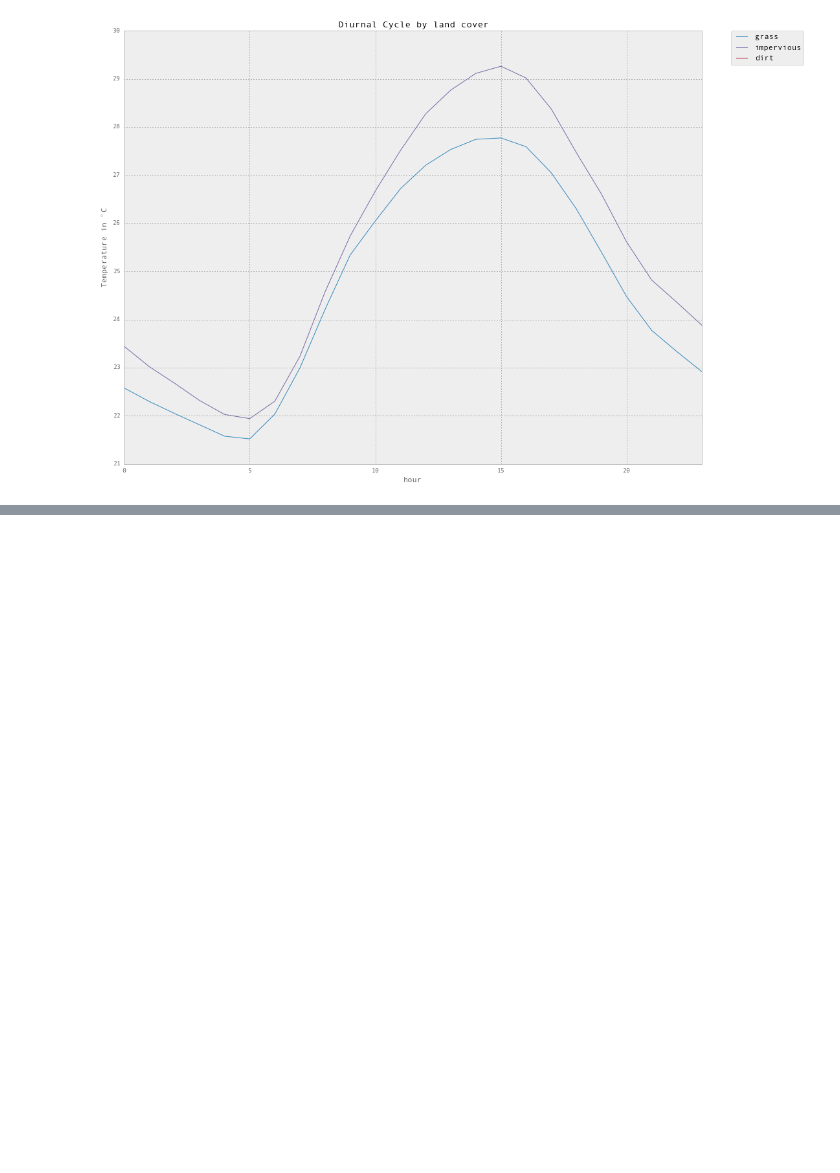
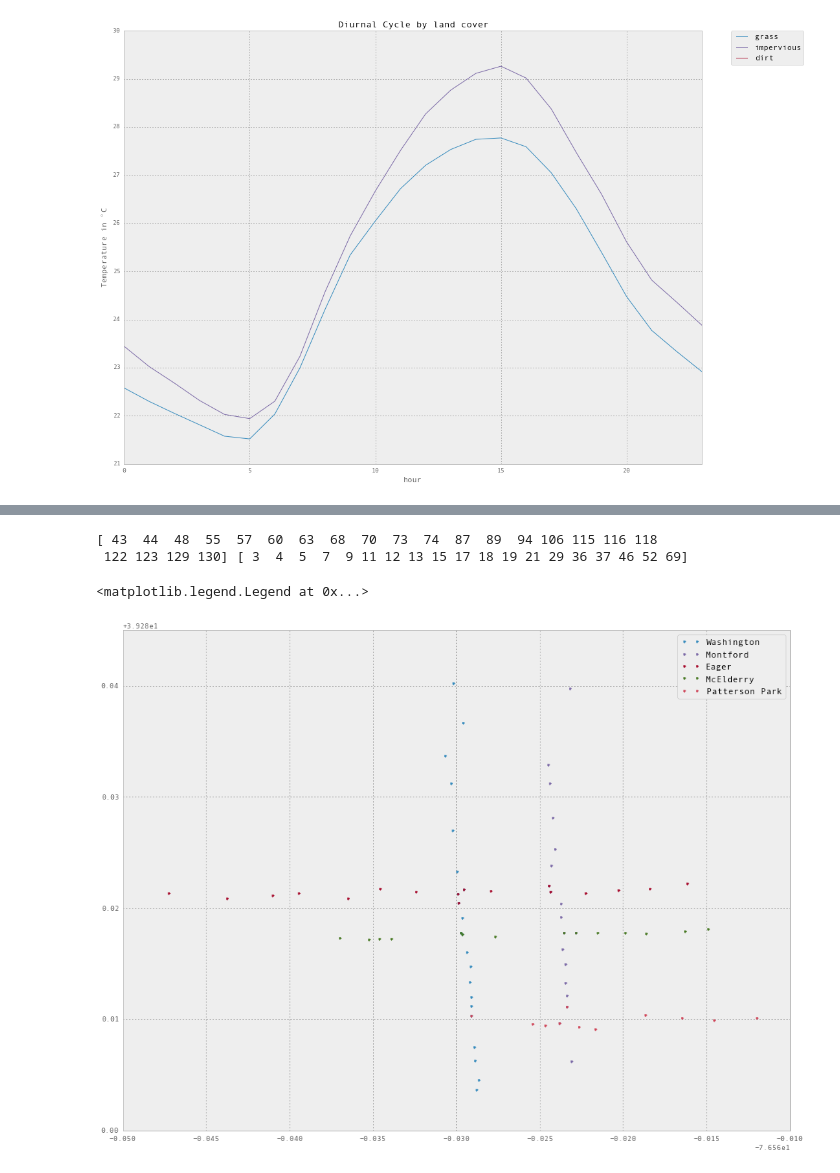
Before and after one commit to gottscott/cityheat, a Jupyter notebook: Bmore/ibuttonimport.ipynb, the cells around one changed output, grey strips where cells are left out. Saved outputs shown, nothing was run; the diff lists cells and outputs as text; code cells hidden in the pictures; blank space fills up the shorter version.

Commit message:
separated data into transects

```diff
--- a/Bmore/ibuttonimport.ipynb
+++ b/Bmore/ibuttonimport.ipynb
@@ -194,0 +213,24 @@ pd.DataFrame?
+# %%
+# plot transects
+wash = np.where((-76.5924295 < meta['location:Longitude']) & (meta['location:Longitude'] < -76.5879519) ) # west west boundaries
+mont = np.where((-76.5846514  < meta['location:Longitude']) & (meta['location:Longitude'] < -76.5827533   )) # west and east boundaries
+eager = np.where((39.3003831  < meta['location:Latitude']) & (meta['location:Latitude'] < 39.3028065 )) # south and north boundaries
+mcelderry = np.where((39.2965501< meta['location:Latitude']) & (meta['location:Latitude'] < 39.2984967   )) # south and north boundaries
+patterson = np.where((39.2881456  < meta['location:Latitude']) & (meta['location:Latitude'] < 39.2911432 )) # south and north boundaries
+
+washSensors = meta['sensornumber'].values[wash]
+montSensors = meta['sensornumber'].values[mont]
+
+print washSensors, montSensors
+plt.plot(meta['location:Longitude'].values[wash], meta['location:Latitude'].values[wash], '.', label = 'Washington')
+plt.plot(meta['location:Longitude'].values[mont], meta['location:Latitude'].values[mont], '.', label = 'Montford')
+plt.plot(meta['location:Longitude'].values[eager], meta['location:Latitude'].values[eager], '.', label = 'Eager')
+plt.plot(meta['location:Longitude'].values[mcelderry], meta['location:Latitude'].values[mcelderry], '.', label = 'McElderry')
+plt.plot(meta['location:Longitude'].values[patterson], meta['location:Latitude'].values[patterson], '.', label = 'Patterson Park')
+
+plt.legend()
+# %% [output]
+[ 43  44  48  55  57  60  63  68  70  73  74  87  89  94 106 115 116 118
+ 122 123 129 130] [ 3  4  5  7  9 11 12 13 15 17 18 19 21 29 36 37 46 52 69]
+<matplotlib.legend.Legend at 0x...>
+[figure, added]
```
Also changed, not shown: parts of 2 cells of this notebook.
